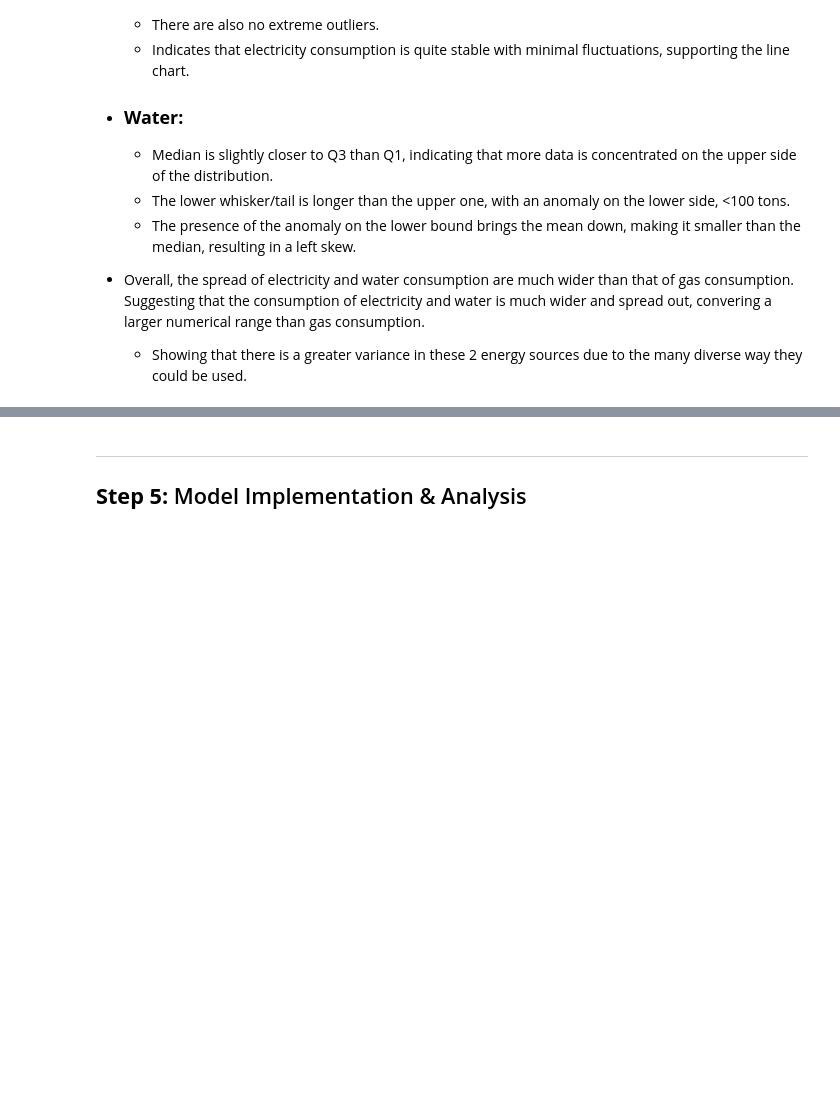
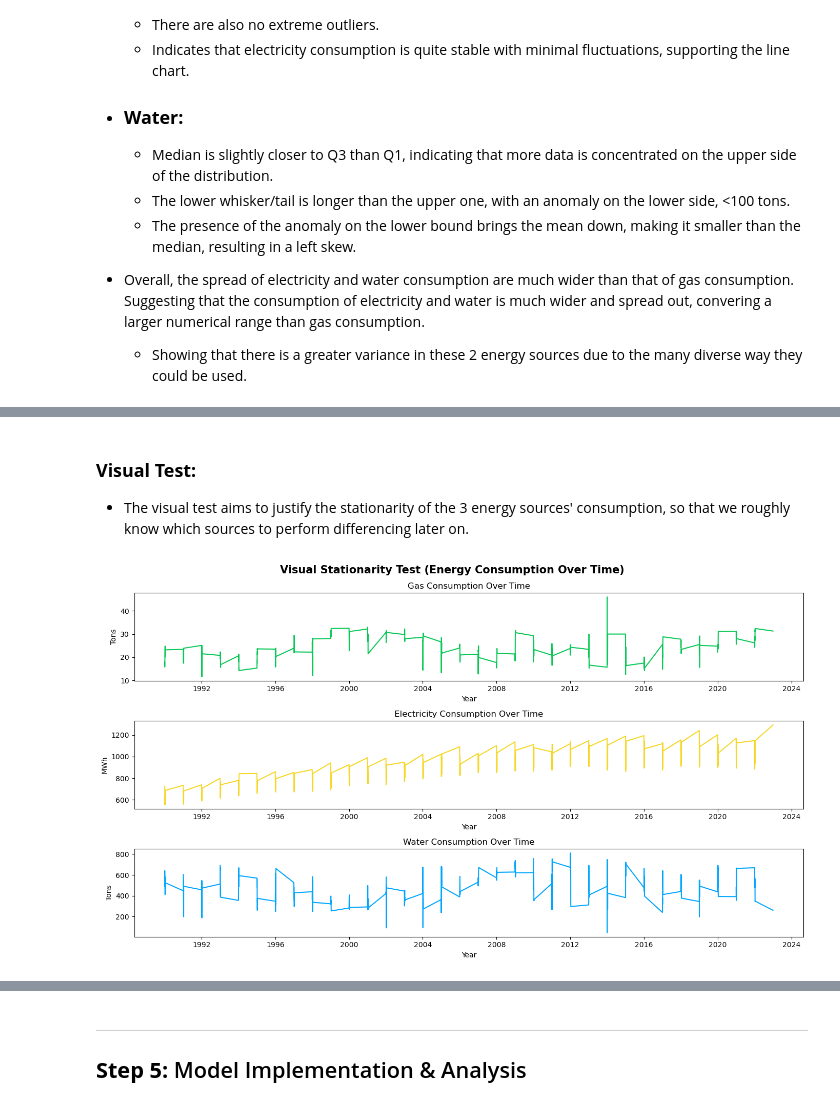
Before and after one commit to Cayden08/AIML, a Jupyter notebook: CA2/p2510893_CA2_PartB_Cayden.ipynb, the cells around one changed output, grey strips where cells are left out. Saved outputs shown, nothing was run; the diff lists cells and outputs as text; code cells hidden in the pictures; blank space fills up the shorter version.

```diff
--- a/CA2/p2510893_CA2_PartB_Cayden.ipynb
+++ b/CA2/p2510893_CA2_PartB_Cayden.ipynb
@@ -326,0 +376,25 @@ These boxplots provide additional insights about the features that were not cove
+# %% [markdown]
+### **Visual Test:**
+- The visual test aims to justify the stationarity of the 3 energy sources' consumption, so that we roughly know which sources to perform differencing later on.
+# %%
+fig, axes = plt.subplots(3, 1, figsize=(14, 8))
+axes[0].plot(energy_df.index, energy_df['Gas Consumption (tons)'], color='#09C856')
+axes[0].set_title('Gas Consumption Over Time')
+axes[0].set_ylabel('Tons')
+axes[0].set_xlabel('Year')
+
+axes[1].plot(energy_df.index, energy_df['Electricity Consumption (MWh)'], color='#F6D728')
+axes[1].set_title('Electricity Consumption Over Time')
+axes[1].set_ylabel('MWh')
+axes[1].set_xlabel('Year')
+
+axes[2].plot(energy_df.index, energy_df['Water Consumption (tons)'], color='#00A6FF')
+axes[2].set_title('Water Consumption Over Time')
+axes[2].set_ylabel('Tons')
+axes[2].set_xlabel('Year')
+
+plt.suptitle('Visual Stationarity Test (Energy Consumption Over Time)', fontsize=15, fontweight='bold')
+plt.tight_layout()
+plt.show()
+# %% [output]
+[figure, added]
```
Also changed, not shown: parts of 31 cells of this notebook.
